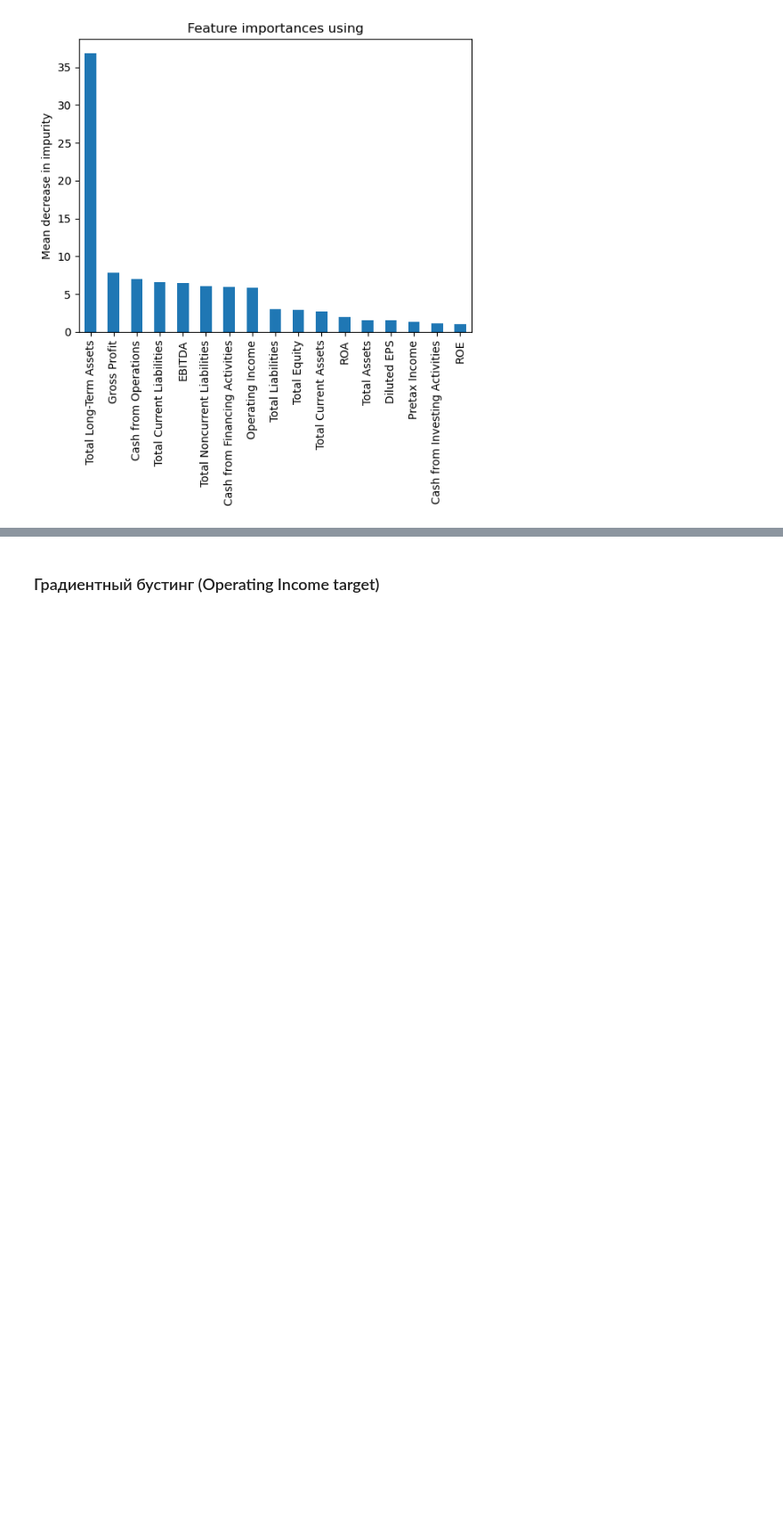
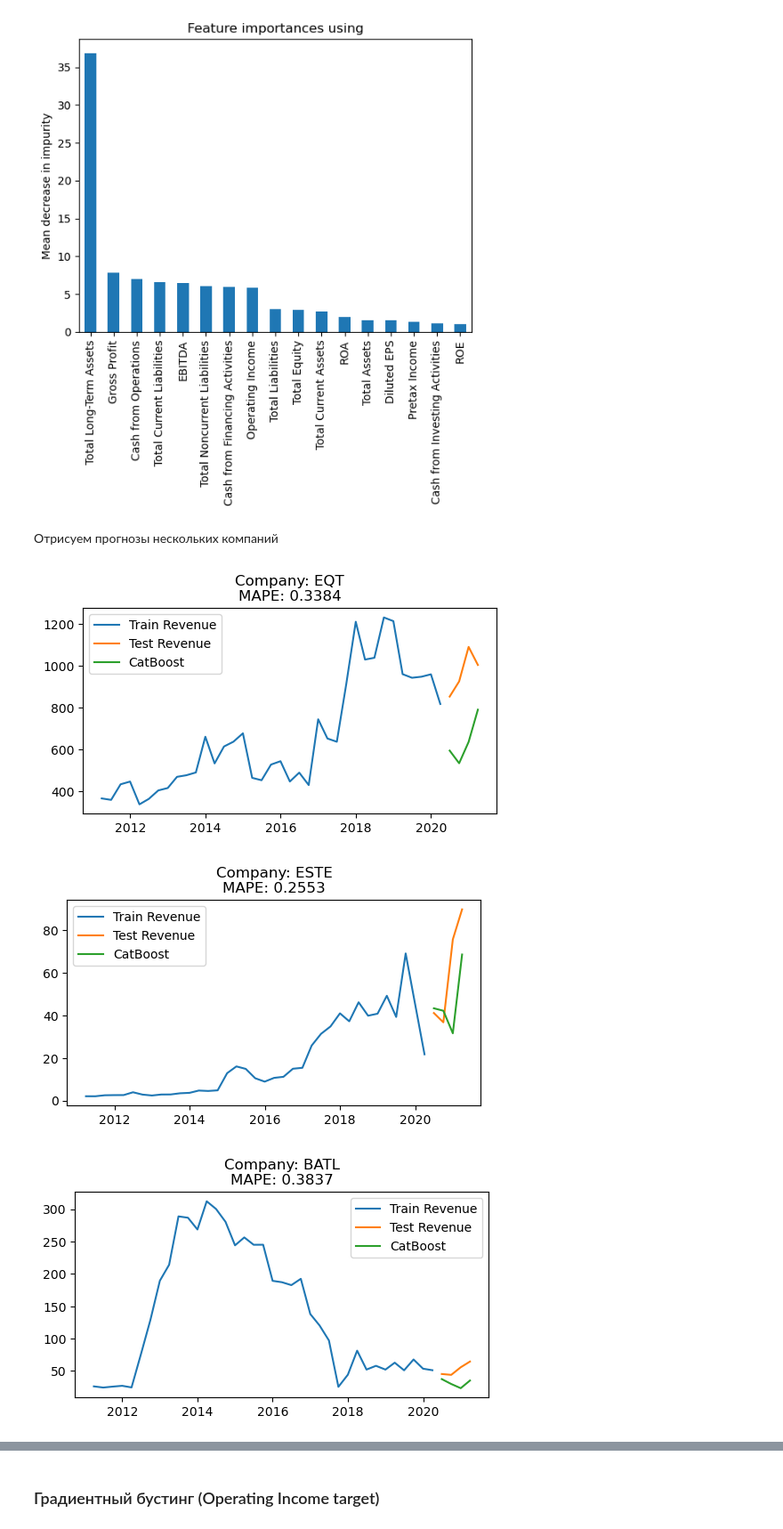
Before and after one commit to Andrezyy/CMF-reporting-forecasting, a Jupyter notebook: models.ipynb, the cells around one changed output, grey strips where cells are left out. Shown: that part at 89% size. Drawn from its saved outputs; the diff is of its cells as text; code cells hidden in the pictures; blank space fills up the shorter version.

Commit message:
Boosting

```diff
--- a/models.ipynb
+++ b/models.ipynb
@@ -394,3 +394,26 @@ ax.set_ylabel("Mean decrease in impurity")
 Text(0, 0.5, 'Mean decrease in impurity')
 <Figure size 1000x500 with 0 Axes>
 [figure]
+# %% [markdown]
+Отрисуем прогнозы нескольких компаний
+# %%
+display = 4
+companies = train.Company.unique()
+for i in range(display):
+    c = np.random.choice(companies)
+    df = train[train.Company == c]
+    df_test = test[test.Company == c]
+    mape = np.round(mean_absolute_percentage_error(df_test['Revenue target'], df_test['Ensemble']),4)
+
+    plt.figure(figsize=(6,3))
+    plt.title(f'Company: {c}\nMAPE: {mape}')
+    plt.plot(df.Date, df['Revenue target'], label = 'Train Revenue')
+    plt.plot(df_test.Date, df_test['Revenue target'], label = 'Test Revenue')
+    plt.plot(df_test.Date, df_test['Ensemble'], label = 'CatBoost')
+    plt.legend()
+    plt.show()
+    print('\n\n')
+# %% [output]
+[figure, added]
+[figure, added]
+[figure, added]
```
Also changed, not shown: parts of 2 cells of this notebook, 4 other files.
